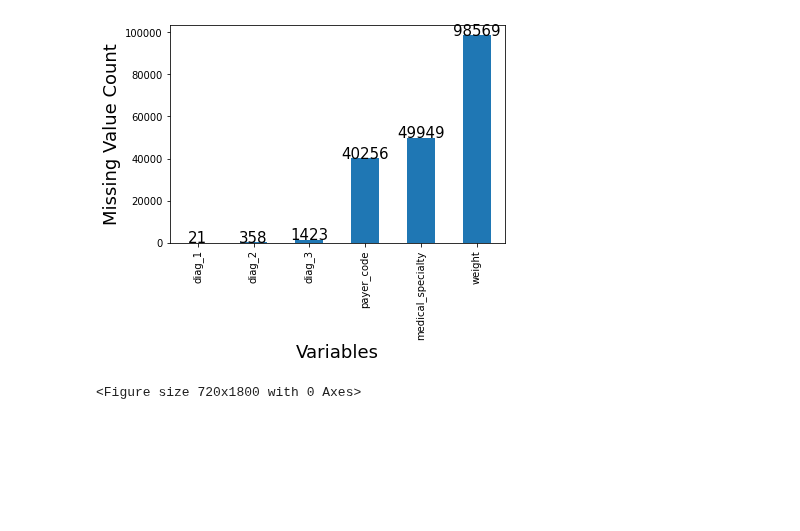
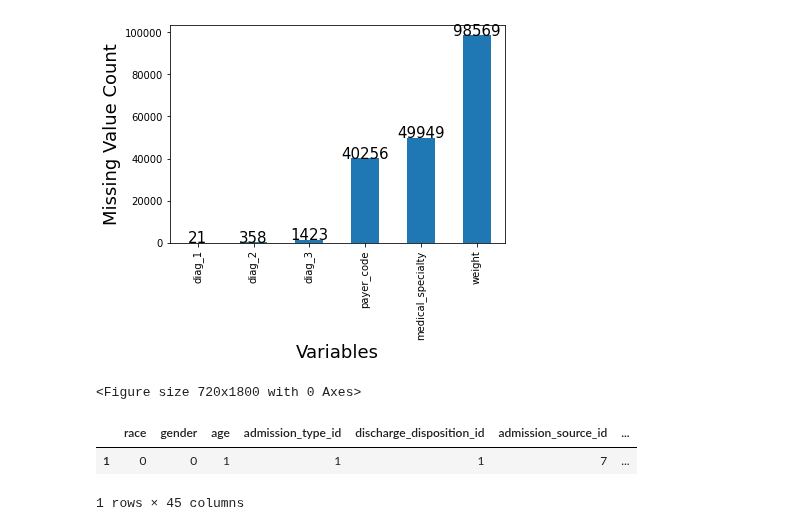
Before and after one commit to scottdyl/qtw, a Jupyter notebook: case study 2/Dylan/CaseStudy2_D.ipynb, the cells around one changed output. Saved outputs shown, nothing was run; the diff lists cells and outputs as text; code cells hidden in the pictures; blank space fills up the shorter version.

```diff
--- a/case study 2/Dylan/CaseStudy2_D.ipynb
+++ b/case study 2/Dylan/CaseStudy2_D.ipynb
@@ -115,4 +116,20 @@ plt.show
 # %%
 #per the profs recc we should drop wight since it is missing for more than half the dataset
 #drop weight, payer code and medical spec
 diabetes_df = diabetes_df.drop(columns=['weight','payer_code','medical_specialty'])
+#diabetes_df = diabetes_df.drop(columns=['encounter_id','patient_nbr'])
+diabetes_df = diabetes_df.drop(columns=['encounter_id'])
+#diabetes_df = diabetes_df.drop(columns=['diag_1','diag_2','diag_3'])
+diabetes_df = diabetes_df.loc[~diabetes_df.discharge_disposition_id.isin([11,13,14,19,20,21])]
+readmitted = {'<30':1,'NO':0,'>30':2}
+diabetes_df.readmitted = [readmitted[item] for item in diabetes_df.readmitted]
+diabetes_df = diabetes_df.drop_duplicates(keep="last",subset="patient_nbr")
+diabetes_df = diabetes_df.dropna()
+#should we fill in the unknown race?
+diabetes_df['race'].fillna('Caucasian')
+final_df = diabetes_df.drop(columns = ["patient_nbr"])
+final_df.head(1)
+# %% [output]
+|  | race | gender | age | admission_type_id | discharge_disposition_id | admission_source_id | ... |
+| 1 | 0 | 0 | 1 | 1 | 1 | 7 | ... |
+1 rows × 45 columns
```
Also changed, not shown: parts of 19 cells of this notebook.
